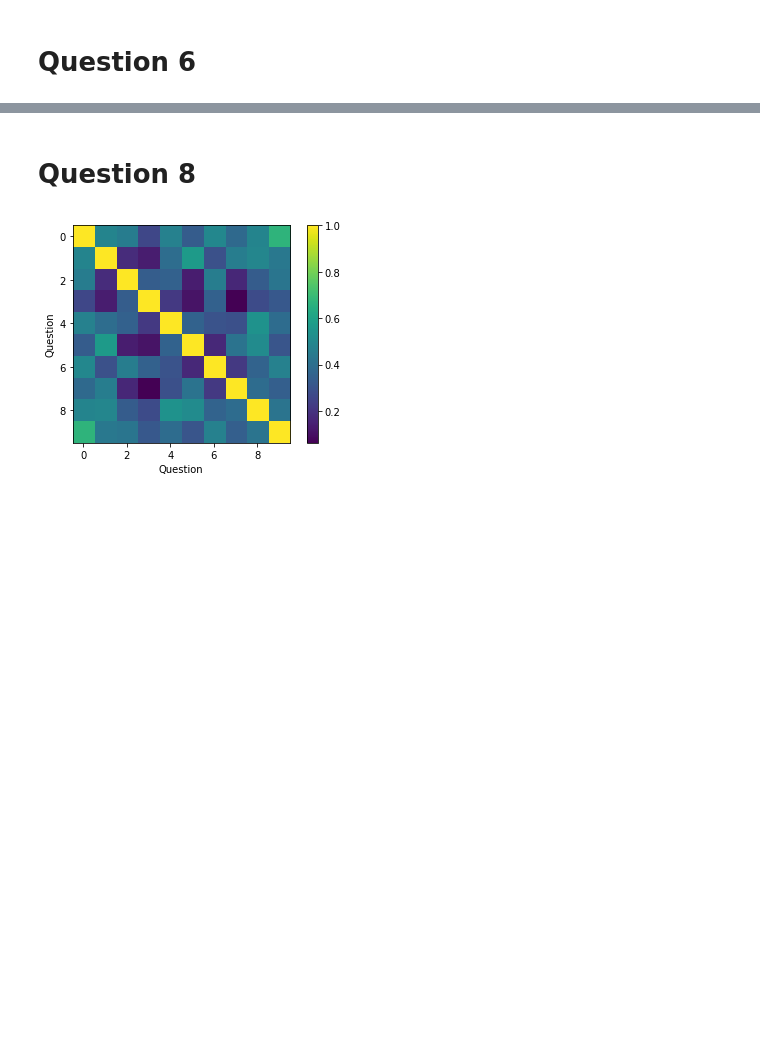
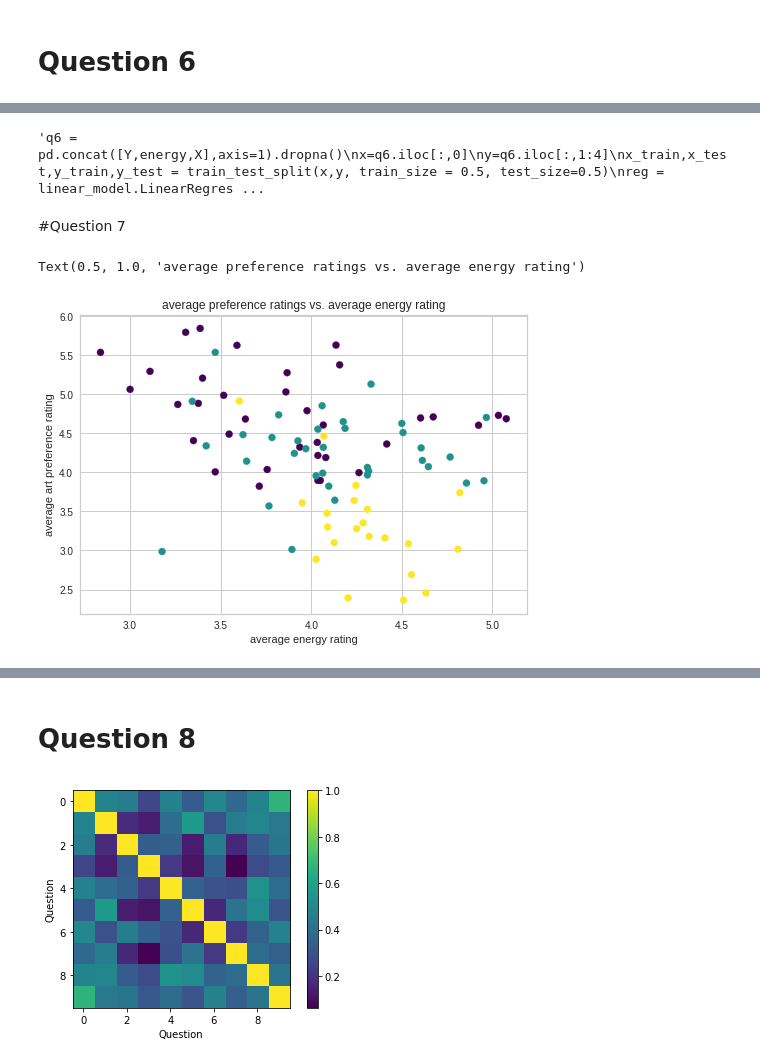
Before and after one commit to 0vv0xtt/0vv0xtt, a Jupyter notebook: DS_Capstone.ipynb, the cells around one changed output, grey strips where cells are left out. Drawn from its saved outputs; the diff is of its cells as text; code cells hidden in the pictures; blank space fills up the shorter version.

```diff
--- a/DS_Capstone.ipynb
+++ b/DS_Capstone.ipynb
@@ -198,0 +293,41 @@ reg.score(X, y)
+# %%
+'''q6 = pd.concat([Y,energy,X],axis=1).dropna()
+x=q6.iloc[:,0]
+y=q6.iloc[:,1:4]
+x_train,x_test,y_train,y_test = train_test_split(x,y, train_size = 0.5, test_size=0.5)
+reg = linear_model.LinearRegression()
+reg.fit(x_train, y_train)
+Intercept=reg.intercept_
+Coefficients=reg.coef_
+'''
+# %% [output]
+'q6 = pd.concat([Y,energy,X],axis=1).dropna()\nx=q6.iloc[:,0]\ny=q6.iloc[:,1:4]\nx_train,x_test,y_train,y_test = train_test_split(x,y, train_size = 0.5, test_size=0.5)\nreg = linear_model.LinearRegres ...
+# %% [markdown]
+#Question 7
+# %%
+from sklearn.linear_model import LinearRegression
+from sklearn.cluster import KMeans
+from sklearn.metrics import silhouette_samples
+from sklearn.cluster import DBSCAN
+from sklearn.linear_model import LogisticRegression
+from scipy.special import expit # this is the logistic sigmoid function
+from sklearn.ensemble import RandomForestClassifier
+from sklearn.metrics import accuracy_score
+#from kneed import KneeLocator
+from sklearn.datasets import make_blobs
+from sklearn.metrics import silhouette_score
+from sklearn.preprocessing import StandardScaler
+energy_m = data.iloc[:,91:182].mean(axis=0) #91 mean energy of art
+rating1=rating.mean(axis=0) #91 mean rating of art
+
+
+plt.scatter(energy_m,rating1,c=art.iloc[:,5].T,cmap = mpl.cm.viridis)
+a,b,c = energy_m[0:35].mean(),energy_m[35:70].mean(), energy_m[70:91].mean()
+#plt.plot([3.8710476190476193, 4.74152380952381], [4.122, 4.256571428571428], [4.28936507936508,3.308095238095238],marker='*')
+#plt.plot([a,b,c], [classical_m,modern_m,nonhuman_m],marker='o',ms="20") #taking the mean of each art in energy and rating point
+plt.xlabel("average energy rating")
+plt.ylabel('average art preference rating')
+plt.title("average preference ratings vs. average energy rating")
+# %% [output]
+Text(0.5, 1.0, 'average preference ratings vs. average energy rating')
+[figure, added]
```
Also changed, not shown: parts of 29 cells of this notebook.
